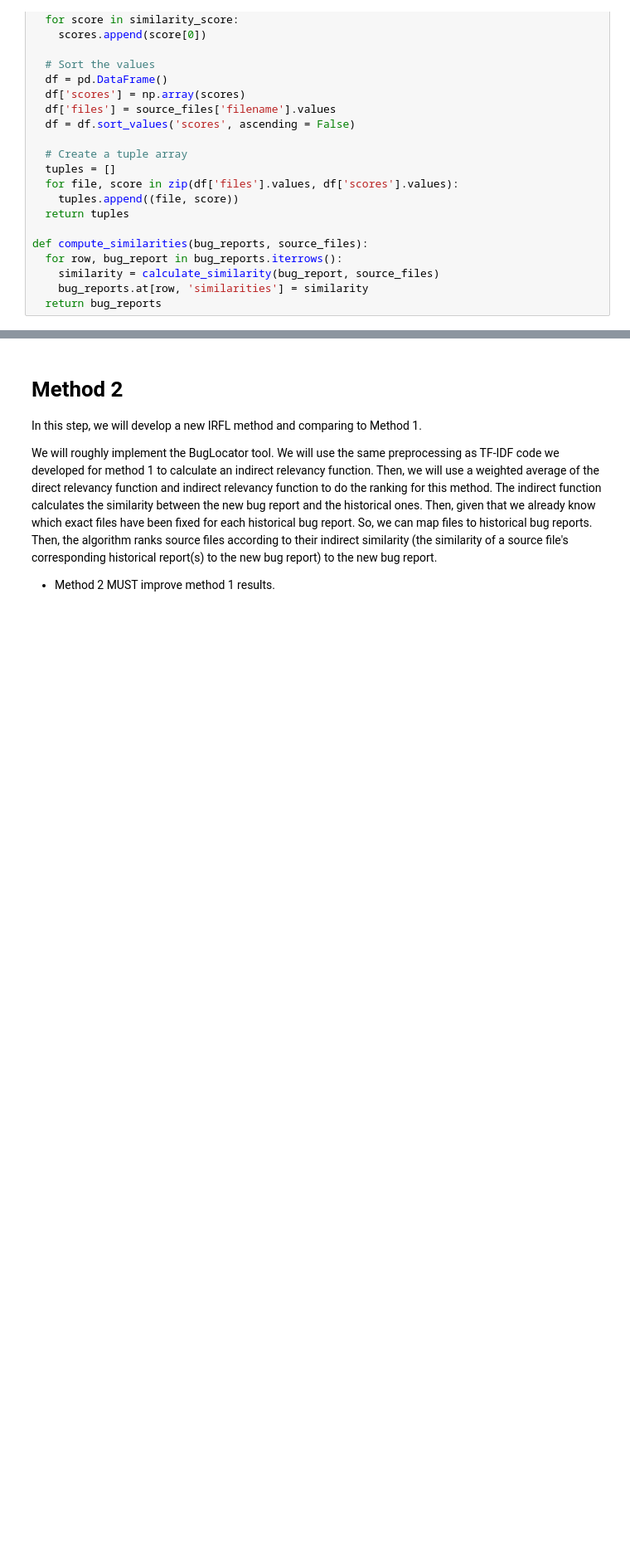
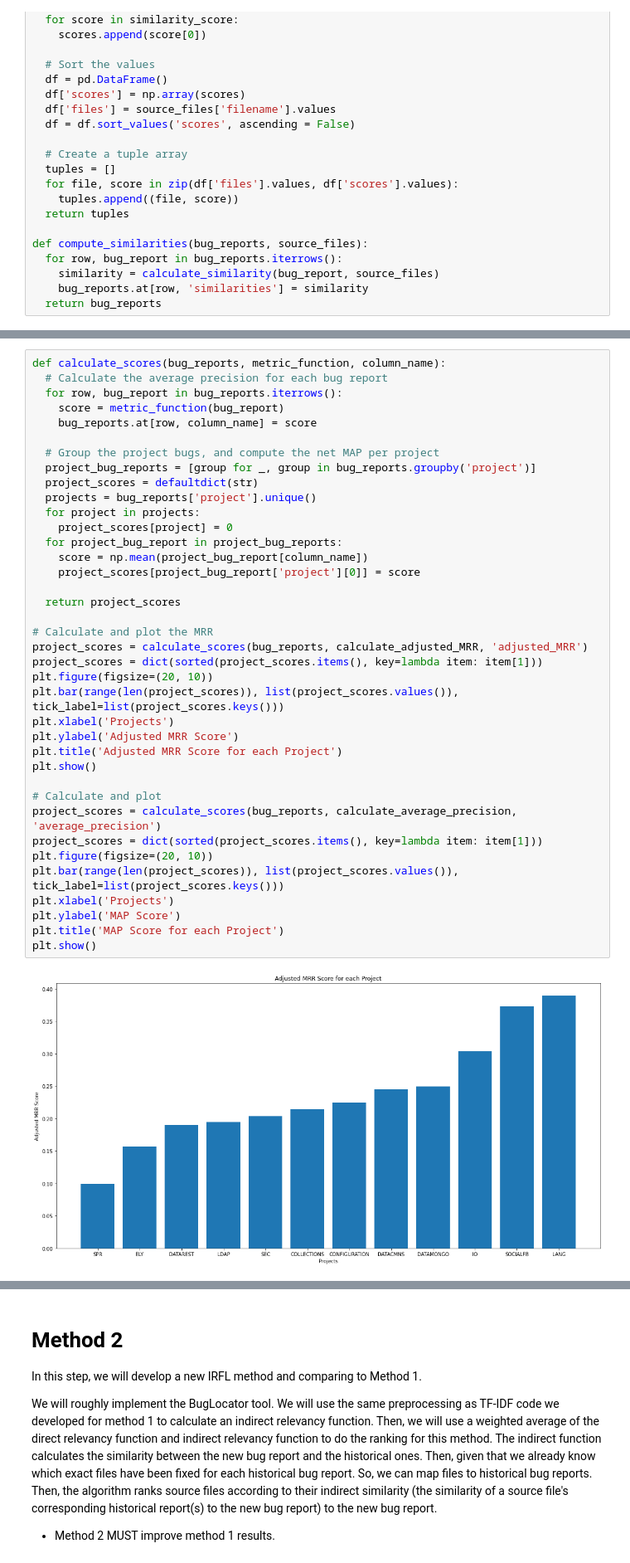
Before and after one commit to Tijunel/ENSF544-FINAL, a Jupyter notebook: Preprocessing.ipynb, the cells around one changed output, grey strips where cells are left out. Shown at 83% size. Cells and saved outputs as stored; diff of their text form; blank space fills up the shorter version.

```diff
--- a/Preprocessing.ipynb
+++ b/Preprocessing.ipynb
@@ -591,0 +561,40 @@ if __name__ == "__main__":
+# %%
+def calculate_scores(bug_reports, metric_function, column_name):
+  # Calculate the average precision for each bug report
+  for row, bug_report in bug_reports.iterrows():
+    score = metric_function(bug_report)
+    bug_reports.at[row, column_name] = score
+
+  # Group the project bugs, and compute the net MAP per project
+  project_bug_reports = [group for _, group in bug_reports.groupby('project')]
+  project_scores = defaultdict(str)
+  projects = bug_reports['project'].unique()
+  for project in projects:
+    project_scores[project] = 0
+  for project_bug_report in project_bug_reports:
+    score = np.mean(project_bug_report[column_name])
+    project_scores[project_bug_report['project'][0]] = score
+
+  return project_scores
+
+# Calculate and plot the MRR
+project_scores = calculate_scores(bug_reports, calculate_adjusted_MRR, 'adjusted_MRR')
+project_scores = dict(sorted(project_scores.items(), key=lambda item: item[1]))
+plt.figure(figsize=(20, 10))
+plt.bar(range(len(project_scores)), list(project_scores.values()), tick_label=list(project_scores.keys()))
+plt.xlabel('Projects')
+plt.ylabel('Adjusted MRR Score')
+plt.title('Adjusted MRR Score for each Project')
+plt.show()
+
+# Calculate and plot
+project_scores = calculate_scores(bug_reports, calculate_average_precision, 'average_precision')
+project_scores = dict(sorted(project_scores.items(), key=lambda item: item[1]))
+plt.figure(figsize=(20, 10))
+plt.bar(range(len(project_scores)), list(project_scores.values()), tick_label=list(project_scores.keys()))
+plt.xlabel('Projects')
+plt.ylabel('MAP Score')
+plt.title('MAP Score for each Project')
+plt.show()
+# %% [output]
+[figure, added]
```
Also changed, not shown: parts of 25 cells of this notebook.
